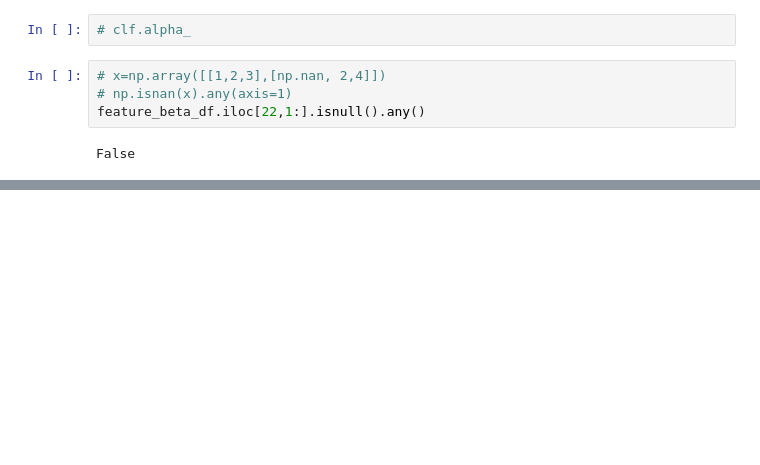
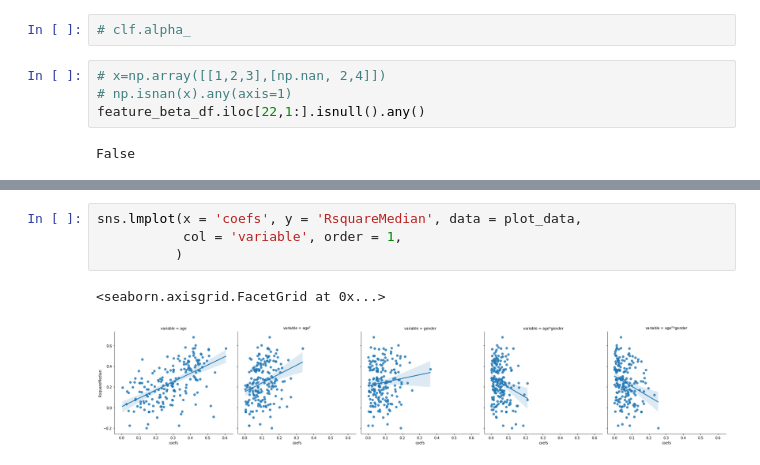
Before and after one commit to NxNiki/multidimensional_age_prediction, a Jupyter notebook: script01_feature_regression_coefficients.ipynb, the cells around one changed output, grey strips where cells are left out. Saved outputs shown, nothing was run; the diff lists cells and outputs as text; blank space fills up the shorter version.

```diff
--- a/script01_feature_regression_coefficients.ipynb
+++ b/script01_feature_regression_coefficients.ipynb
@@ -694,0 +515,7 @@ feature_beta_df
+# %%
+sns.lmplot(x = 'coefs', y = 'RsquareMedian', data = plot_data,
+           col = 'variable', order = 1,
+          )
+# %% [output]
+<seaborn.axisgrid.FacetGrid at 0x...>
+[figure, added]
```
Also changed, not shown: parts of 21 cells of this notebook, 21 other files.
